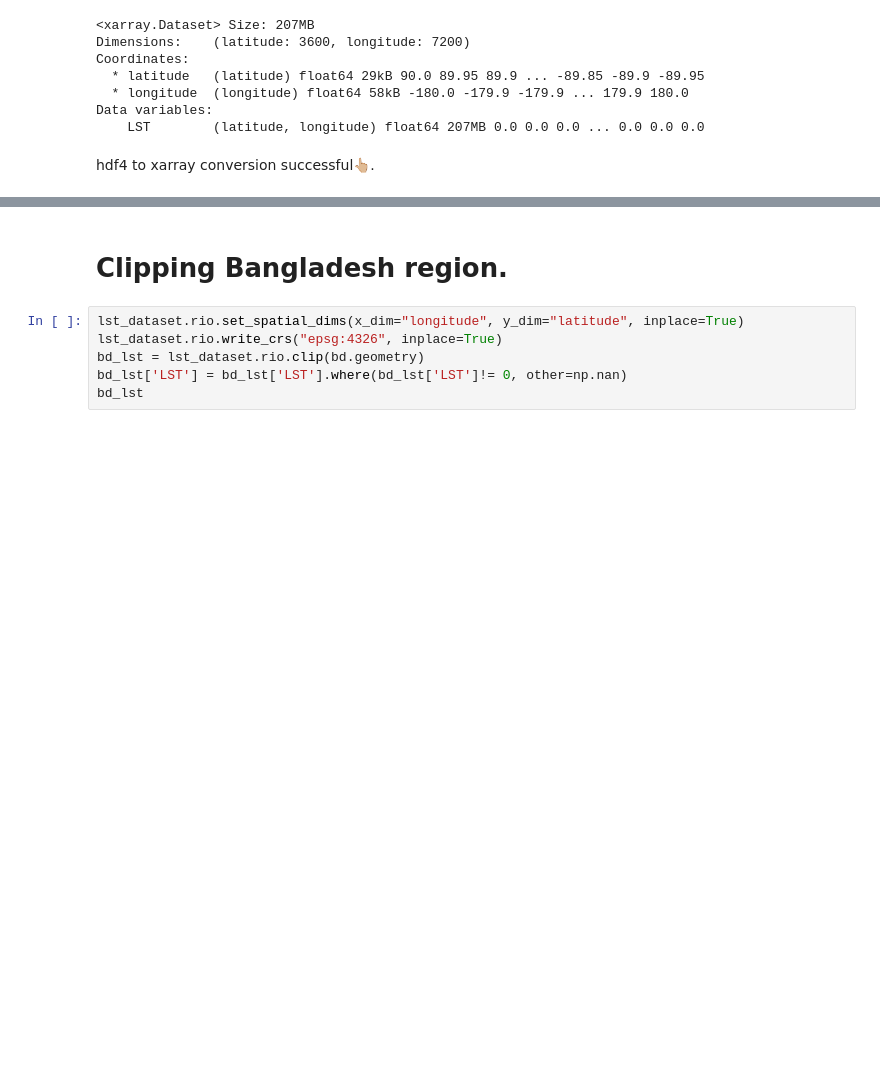
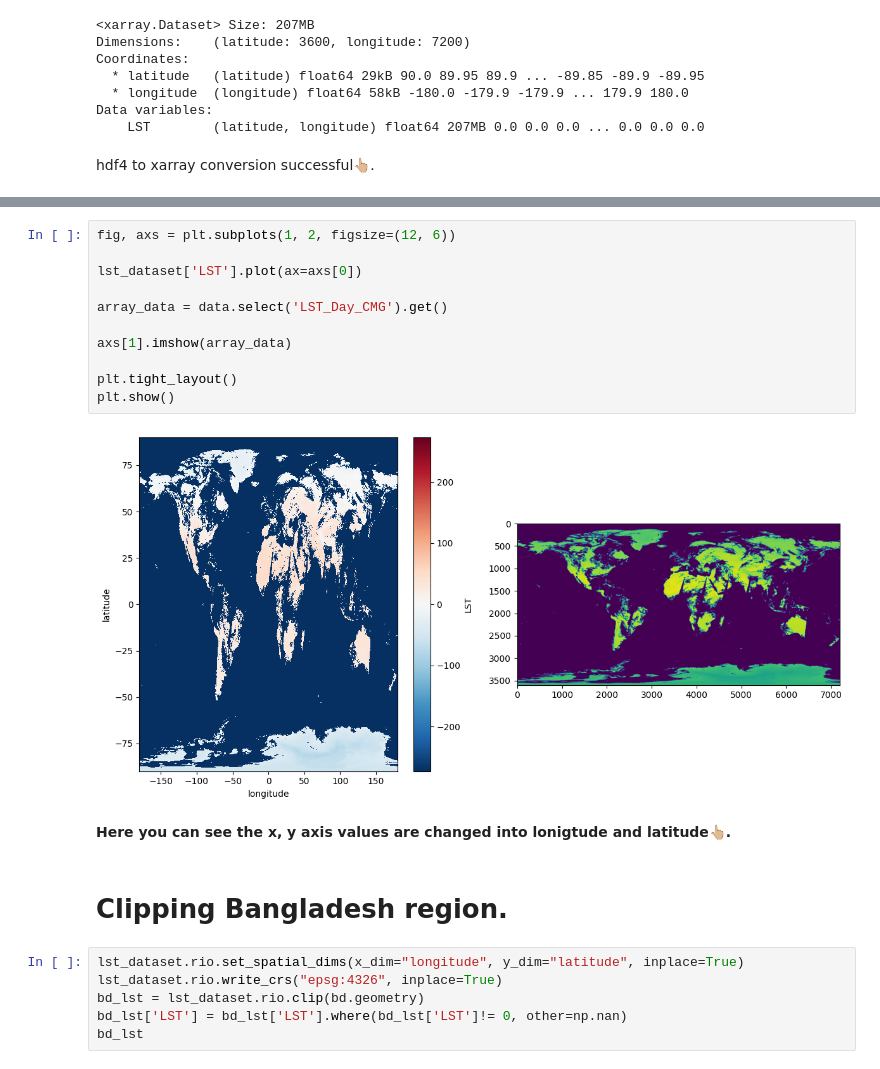
Before and after one commit to nadim-ocg/hdf-to-netcdf, a Jupyter notebook: hdf-to-netcdf.ipynb, the cells around one changed output, grey strips where cells are left out. Drawn from its saved outputs; the diff is of its cells as text; blank space fills up the shorter version.

```diff
--- a/hdf-to-netcdf.ipynb
+++ b/hdf-to-netcdf.ipynb
@@ -200,3 +196,18 @@ Data variables:
+# %%
+fig, axs = plt.subplots(1, 2, figsize=(12, 6))
+
+lst_dataset['LST'].plot(ax=axs[0])
+
+array_data = data.select('LST_Day_CMG').get()
+
+axs[1].imshow(array_data)
+
+plt.tight_layout()
+plt.show()
+# %% [output]
+[figure, added]
+# %% [markdown]
+**Here you can see the x, y axis values are changed into lonigtude and latitude👆🏼.**
 # %% [markdown]
 # Clipping Bangladesh region.
 # %%
```
Also changed, not shown: parts of 8 cells of this notebook.
